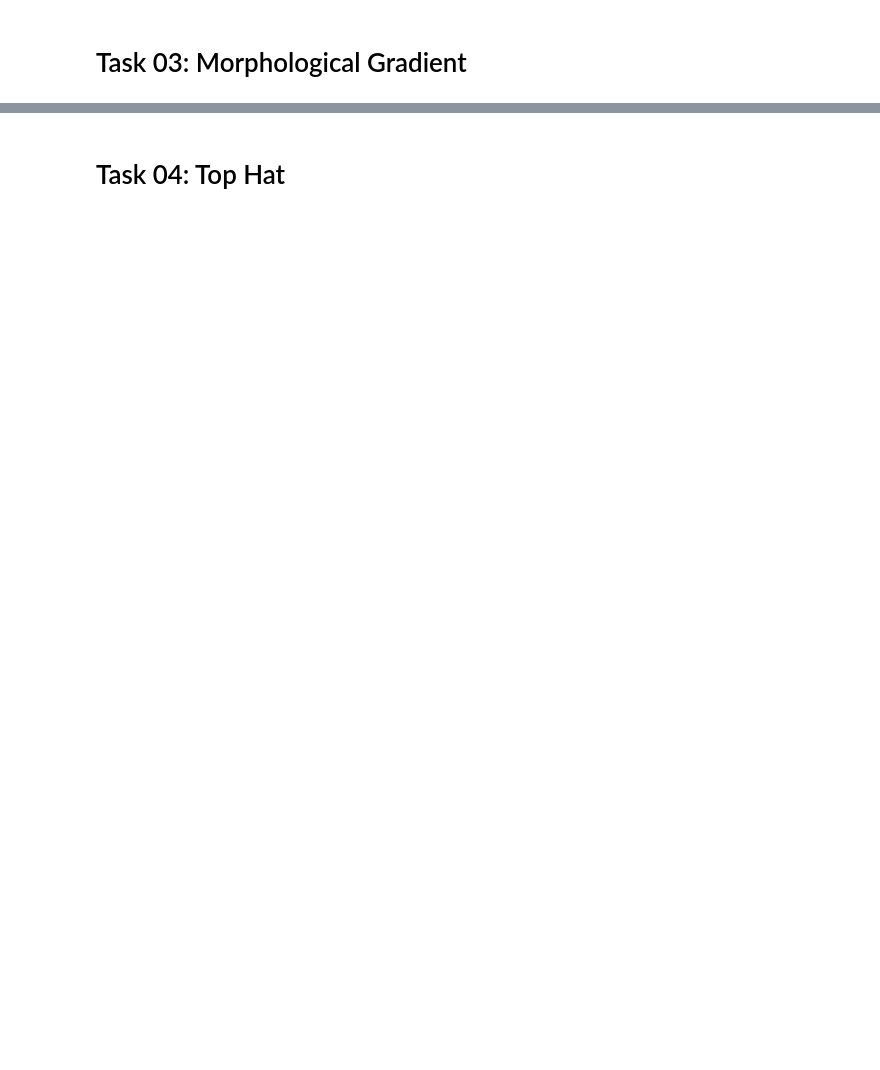
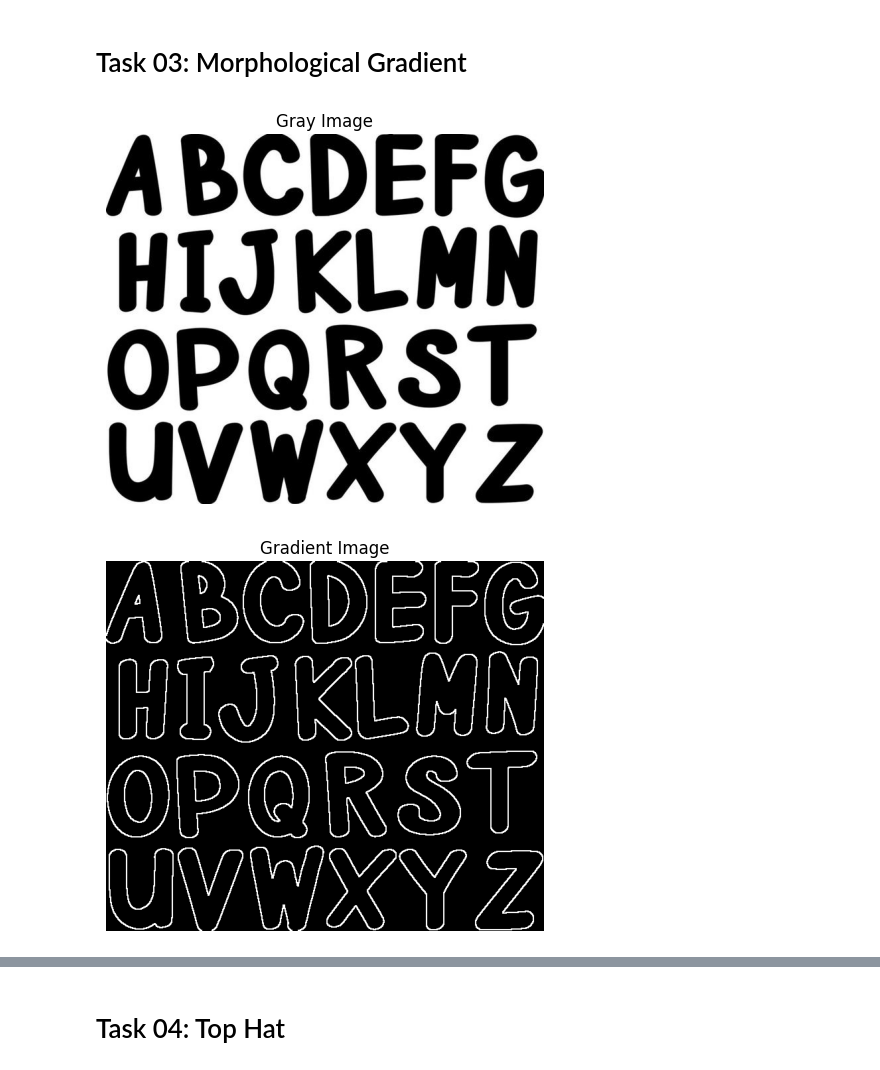
Before and after one commit to hamzahabib2024/Computer_Vision, a Jupyter notebook: Lab_05_morphologicalOperations/Tasks.ipynb, the cells around one changed output, grey strips where cells are left out. Cells and saved outputs as stored; diff of their text form; code cells hidden in the pictures; blank space fills up the shorter version.

```diff
--- a/Lab_05_morphologicalOperations/Tasks.ipynb
+++ b/Lab_05_morphologicalOperations/Tasks.ipynb
@@ -18,2 +81,30 @@ binary_image = cv2.threshold(image_gray, 127, 255, cv2.THRESH_BINARY)[1]
 # %% [markdown]
 # Task 03: Morphological Gradient
+# %%
+image = cv2.imread("E:\\vs code\\git\\Computer Vision\\alphabet_pic.jpg")
+image_gray = cv2.cvtColor(image, cv2.COLOR_BGR2GRAY)
+binary_image = cv2.threshold(image_gray, 127, 255, cv2.THRESH_BINARY)[1]
+kernal = np.ones((3, 3), np.uint8)
+inverted_binary_image = cv2.bitwise_not(binary_image)
+
+gradient_image = cv2.morphologyEx(inverted_binary_image, cv2.MORPH_GRADIENT, kernal)
+
+plt.imshow(image_gray, cmap='gray'), plt.title("Gray Image"), plt.axis('off')
+plt.show()
+plt.imshow(gradient_image, cmap='gray'), plt.title("Gradient Image"), plt.axis('off')
+plt.show()
+
+image2 = cv2.imread("E:\\vs code\\git\\Computer Vision\\noise_car.png")
+image2_gray = cv2.cvtColor(image2, cv2.COLOR_BGR2GRAY)
+binary_image2 = cv2.threshold(image2_gray, 127, 255, cv2.THRESH_BINARY)[1]
+kernal = np.ones((3, 3), np.uint8)
+inverted_binary_image2 = cv2.bitwise_not(binary_image2)
+gradient_image2 = cv2.morphologyEx(inverted_binary_image2, cv2.MORPH_GRADIENT, kernal)
+
+plt.imshow(image2_gray, cmap='gray'), plt.title("Gray Image"), plt.axis('off')
+plt.show()
+plt.imshow(gradient_image2, cmap='gray'), plt.title("Gradient Image"), plt.axis('off')
+plt.show()
+# %% [output]
+[figure, added]
+[figure, added]
```
Also changed, not shown: parts of 5 cells of this notebook.
